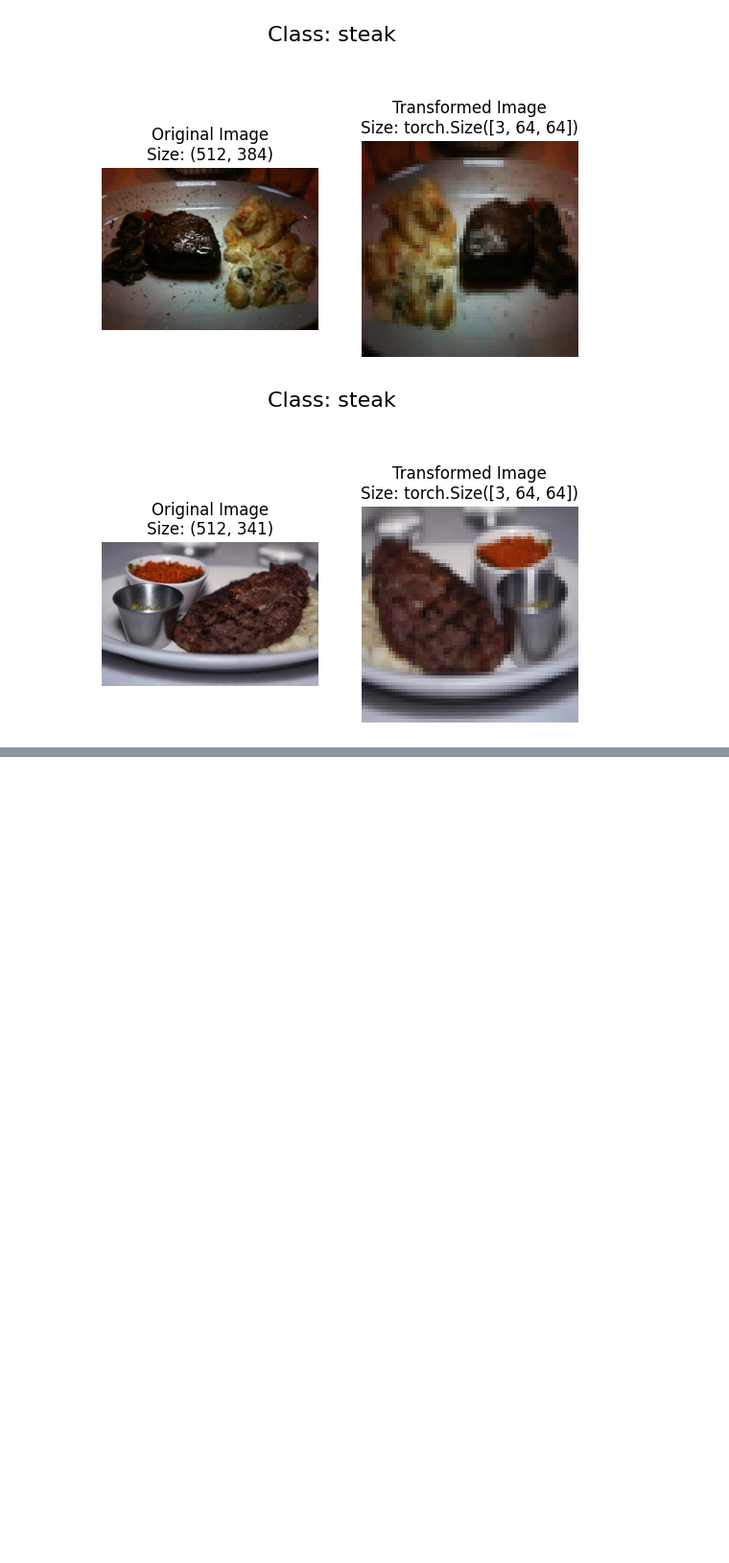
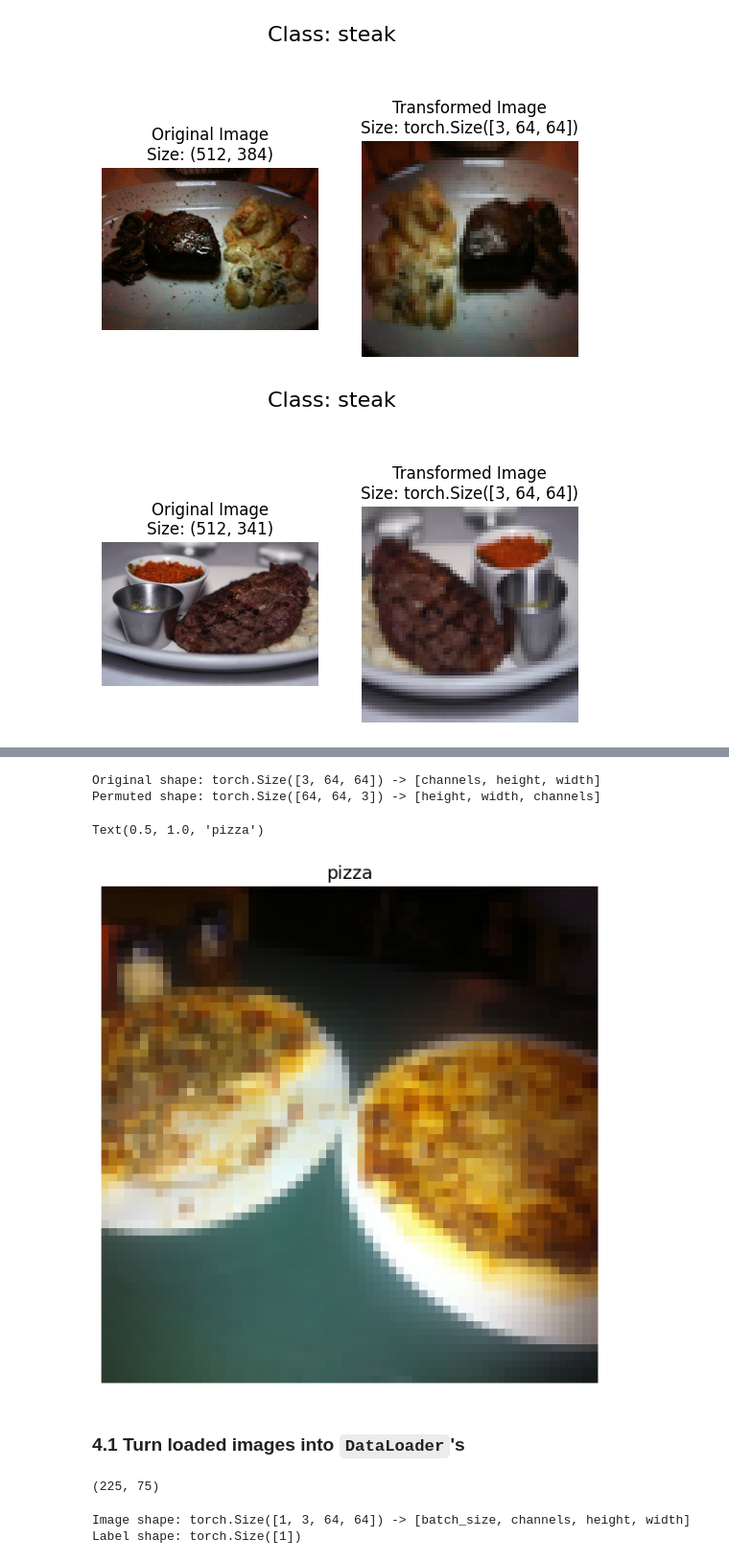
Before and after one commit to bohemian83/pytorch_yt, a Jupyter notebook: 04_pytorch_custom_datasets.ipynb, the cells around one changed output, grey strips where cells are left out. Shown at 96% size. Drawn from its saved outputs; the diff is of its cells as text; code cells hidden in the pictures; blank space fills up the shorter version.

```diff
--- a/04_pytorch_custom_datasets.ipynb
+++ b/04_pytorch_custom_datasets.ipynb
@@ -221,0 +231,10 @@ plot_transformed_image(image_paths=image_path_list,
+# %%
+# Use ImageFolder to load the data
+train_data = datasets.ImageFolder(root=train_dir,
+                                  transform=data_transform,
+                                  target_transform=None)
+
+test_data = datasets.ImageFolder(root=test_dir,
+                                 transform=data_transform)
+
+train_data, test_data
@@ -221,0 +260,4 @@ plot_transformed_image(image_paths=image_path_list,
+# %%
+# Get class names as list
+class_names = train_data.classes
+class_names
@@ -221,0 +272,7 @@ plot_transformed_image(image_paths=image_path_list,
+# %%
+img, label = train_data[0][0], train_data[0][1]
+print(f"Image tensor:\n {img}")
+print(f"Image shape: {img.shape}")
+print(f"Image data type: {img.dtype}")
+print(f"Image label: {label}")
+print(f"Label datatype: {type(label)}")
@@ -221,0 +297,44 @@ plot_transformed_image(image_paths=image_path_list,
+# %%
+# Rearrange the order dimensions
+img_permute = img.permute(1, 2, 0)
+
+# Print out the different shapes
+print(f"Original shape: {img.shape} -> [channels, height, width]")
+print(f"Permuted shape: {img_permute.shape} -> [height, width, channels]")
+
+# Plot the image
+plt.figure(figsize=(10, 7))
+plt.imshow(img_permute)
+plt.axis(False)
+plt.title(class_names[label], fontsize=14)
+# %% [output]
+Original shape: torch.Size([3, 64, 64]) -> [channels, height, width]
+Permuted shape: torch.Size([64, 64, 3]) -> [height, width, channels]
+Text(0.5, 1.0, 'pizza')
+[figure, added]
+# %% [markdown]
+### 4.1 Turn loaded images into `DataLoader`'s
+# %%
+# Turn train and test datasets into DataLoaders
+BATCH_SIZE = 1
+train_dataloader = torch.utils.data.DataLoader(dataset=train_data,
+                                               batch_size=BATCH_SIZE,
+                                               num_workers=1,
+                                               shuffle=True)
+
+test_dataloader = torch.utils.data.DataLoader(dataset=test_data,
+                                              batch_size=BATCH_SIZE,
+                                              num_workers=1,
+                                              shuffle=False)
+
+len(train_dataloader), len(test_dataloader)
+# %% [output]
+(225, 75)
+# %%
+img, label = next(iter(train_dataloader))
+
+print(f"Image shape: {img.shape} -> [batch_size, channels, height, width]")
+print(f"Label shape: {label.shape}")
+# %% [output]
+Image shape: torch.Size([1, 3, 64, 64]) -> [batch_size, channels, height, width]
+Label shape: torch.Size([1])
```
Also changed, not shown: parts of 41 cells of this notebook.
